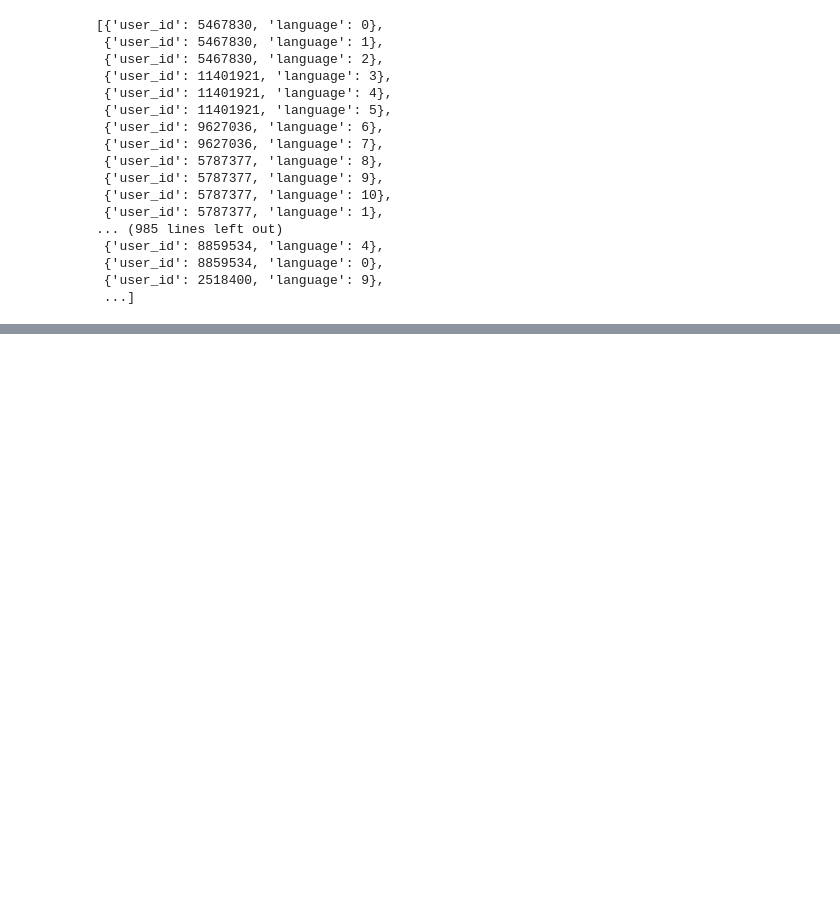
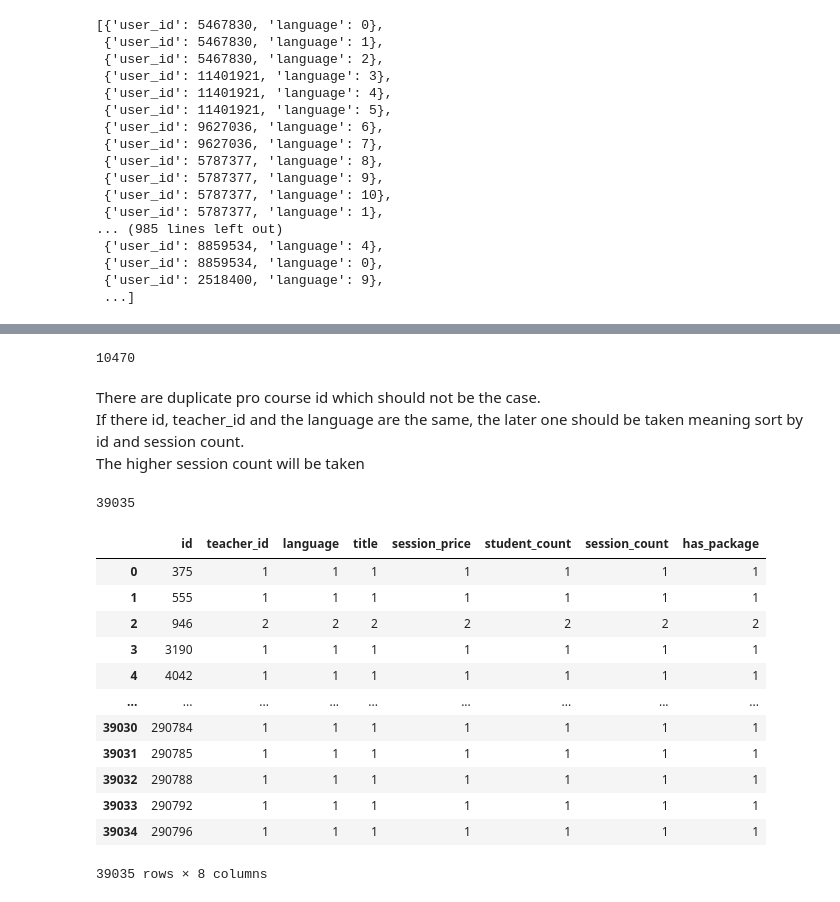
Before and after one commit to ernmin/Project4GA, a Jupyter notebook: data_cleaning/data_cleaning.ipynb, the cells around one changed output, grey strips where cells are left out. Drawn from its saved outputs; the diff is of its cells as text; code cells hidden in the pictures; blank space fills up the shorter version.

```diff
--- a/data_cleaning/data_cleaning.ipynb
+++ b/data_cleaning/data_cleaning.ipynb
@@ -390,0 +451,30 @@ with open('./also_speaks_cleaned.json', 'w') as file:
+# %%
+df_pro_course_check['teacher_id'].nunique()
+# %% [output]
+10470
+# %% [markdown]
+There are duplicate pro course id which should not be the case.\
+If there id, teacher_id and the language are the same, the later one should be taken meaning sort by id and session count.\
+The higher session count will be taken
+# %%
+df_pro_course_check['id'].nunique()
+# %% [output]
+39035
+# %%
+df_pro_course_check_id = df_pro_course_check.groupby('id').count().reset_index()
+# %%
+df_pro_course_check_id
+# %% [output]
+|  | id | teacher_id | language | title | session_price | student_count | session_count | has_package |
+| 0 | 375 | 1 | 1 | 1 | 1 | 1 | 1 | 1 |
+| 1 | 555 | 1 | 1 | 1 | 1 | 1 | 1 | 1 |
+| 2 | 946 | 2 | 2 | 2 | 2 | 2 | 2 | 2 |
+| 3 | 3190 | 1 | 1 | 1 | 1 | 1 | 1 | 1 |
+| 4 | 4042 | 1 | 1 | 1 | 1 | 1 | 1 | 1 |
+| ... | ... | ... | ... | ... | ... | ... | ... | ... |
+| 39030 | 290784 | 1 | 1 | 1 | 1 | 1 | 1 | 1 |
+| 39031 | 290785 | 1 | 1 | 1 | 1 | 1 | 1 | 1 |
+| 39032 | 290788 | 1 | 1 | 1 | 1 | 1 | 1 | 1 |
+| 39033 | 290792 | 1 | 1 | 1 | 1 | 1 | 1 | 1 |
+| 39034 | 290796 | 1 | 1 | 1 | 1 | 1 | 1 | 1 |
+39035 rows × 8 columns
```
Also changed, not shown: parts of 38 cells of this notebook.
